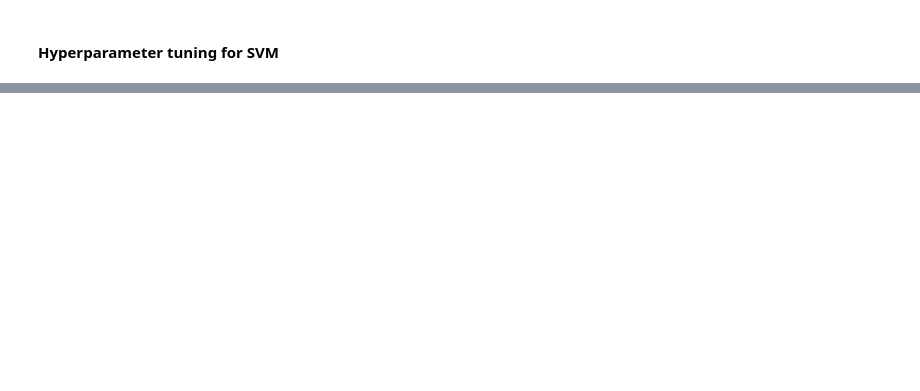
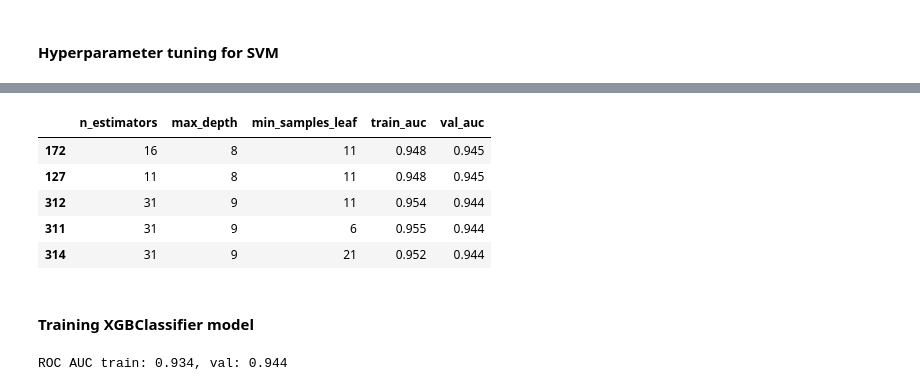
Before and after one commit to huanruizhang111/Machine-Learning-Zoomcamp-2025, a Jupyter notebook: Projects/Diabetes_Risk_Prediction/notebook.ipynb, the cells around one changed output, grey strips where cells are left out. Saved outputs shown, nothing was run; the diff lists cells and outputs as text; code cells hidden in the pictures; blank space fills up the shorter version.

```diff
--- a/Projects/Diabetes_Risk_Prediction/notebook.ipynb
+++ b/Projects/Diabetes_Risk_Prediction/notebook.ipynb
@@ -535,0 +539,12 @@ df_svc_auc_score_hyperparamters.sort_values(by='val_auc', ascending=False).head(
+# %%
+from sklearn.tree import DecisionTreeClassifier
+from sklearn.tree import export_text
+dt = DecisionTreeClassifier(max_depth=3, class_weight='balanced', random_state=1)
+dt.fit(X_train, y_train)
+print(export_text(dt, feature_names=dv.get_feature_names_out()))
+
+df_feature_importance = pd.DataFrame({
+    'feature': dv.get_feature_names_out(),
+    'importance': dt.feature_importances_
+}).sort_values(by='importance', ascending=False)
+df_feature_importance
@@ -535,0 +620,10 @@ df_svc_auc_score_hyperparamters.sort_values(by='val_auc', ascending=False).head(
+# %%
+max_depth_range= range(1, 101, 10)
+min_samples_leaf_range = range(1, 11, 2)
+dtc_auc_score_hyperparamters = []
+
+for maxD in max_depth_range:
+    for minS in min_samples_leaf_range:
+        train_auc, val_auc = DecisionTreeClassifier_auc(df_train, df_val, y_train, y_val, categoricals, numericals, maxDepth=maxD, minSamplesLeaf=minS)
+        dtc_auc_score_hyperparamters.append([maxD, minS, train_auc, val_auc])
+        print(f'Completed max_depth={maxD}, min_samples_leaf={minS}')
@@ -535,0 +702,12 @@ df_svc_auc_score_hyperparamters.sort_values(by='val_auc', ascending=False).head(
+# %%
+n_estimators_range = range(1, 32, 5)
+max_depth_range = range(1, 10, 1)
+min_samples_leaf_range = range(1, 22, 5)
+rfc_auc_score_hyperparamters = []
+
+for nEs in n_estimators_range:
+    for maxD in max_depth_range:
+        for minS in min_samples_leaf_range:
+            train_auc, val_auc = RandomForestClassifier_auc(df_train, df_val, y_train, y_val, categoricals, numericals, nEstimators= nEs, maxDepth=maxD, minSamplesLeaf=minS)
+            rfc_auc_score_hyperparamters.append([nEs, maxD, minS, train_auc, val_auc])
+    print(f'Completed n_estimators={nEs}, max_depth={maxD}, min_samples_leaf={minS}')
@@ -535,0 +722,38 @@ df_svc_auc_score_hyperparamters.sort_values(by='val_auc', ascending=False).head(
+# %%
+df_rfc_auc_score_hyperparamters = pd.DataFrame(rfc_auc_score_hyperparamters, columns=['n_estimators', 'max_depth', 'min_samples_leaf', 'train_auc', 'val_auc'])
+df_rfc_auc_score_hyperparamters['train_auc'] = df_rfc_auc_score_hyperparamters['train_auc'].apply(lambda x: np.mean(x))
+df_rfc_auc_score_hyperparamters['val_auc'] = df_rfc_auc_score_hyperparamters['val_auc'].apply(lambda x: np.mean(x))
+df_rfc_auc_score_hyperparamters.sort_values(by='val_auc', ascending=False).head()
+# %% [output]
+|  | n_estimators | max_depth | min_samples_leaf | train_auc | val_auc |
+| 172 | 16 | 8 | 11 | 0.948 | 0.945 |
+| 127 | 11 | 8 | 11 | 0.948 | 0.945 |
+| 312 | 31 | 9 | 11 | 0.954 | 0.944 |
+| 311 | 31 | 9 | 6 | 0.955 | 0.944 |
+| 314 | 31 | 9 | 21 | 0.952 | 0.944 |
+# %% [markdown]
+#### Training XGBClassifier model
+# %%
+import xgboost as xgb
+from xgboost import XGBClassifier
+model = XGBClassifier(
+    objective='binary:logistic',
+    eval_metric='auc',
+    learning_rate=0.1,
+    max_depth=6,
+    min_child_weight=1,
+    gamma=0,
+    reg_lambda=1.0,
+    random_state=1,
+    n_jobs=-1,
+    n_estimators=100,
+    scale_pos_weight= (y_train == 0).sum() / (y_train == 1).sum()
+)
+
+model.fit(X_train, y_train)
+
+y_pred = model.predict_proba(X_val)[:,1]
+auc_val = roc_auc_score(y_val, y_pred)
+print(f'ROC AUC train: {auc_train:.3f}, val: {auc_val:.3f}')
+# %% [output]
+ROC AUC train: 0.934, val: 0.944
```
Also changed, not shown: parts of 27 cells of this notebook, 1 other file.
